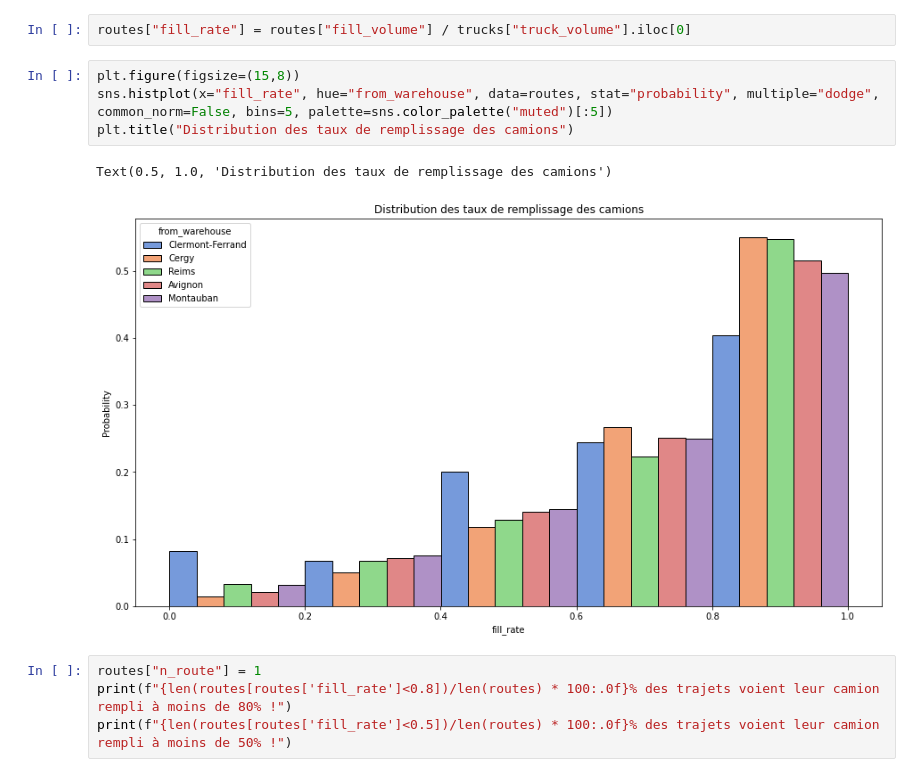
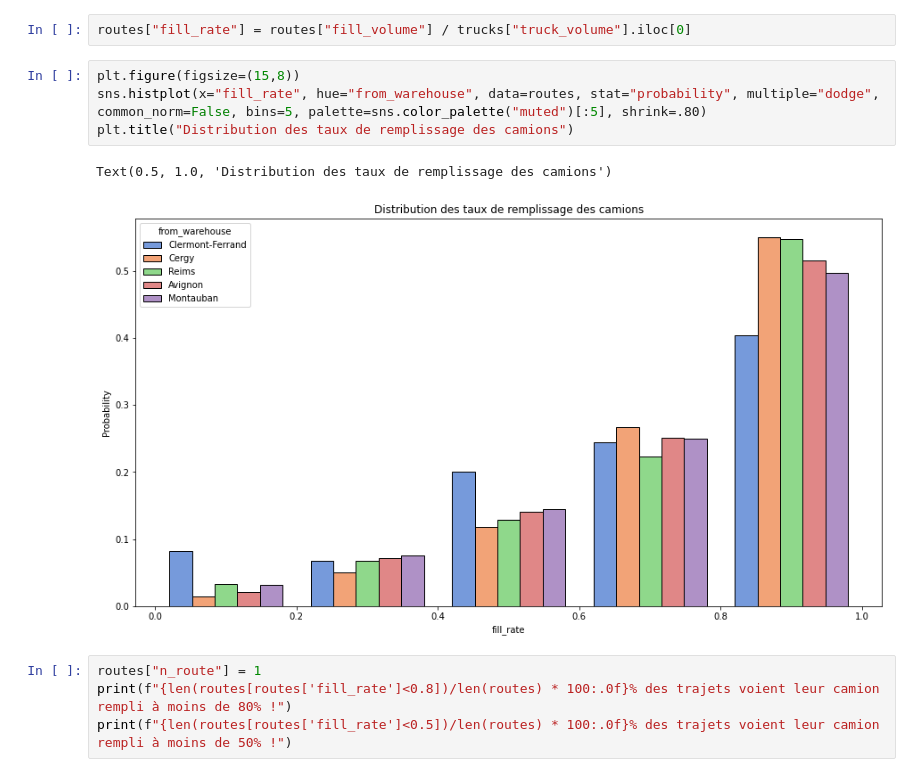
Before and after one commit to maximecharpentierdata/eki-g17, a Jupyter notebook: diagnostic/strategie_routage.ipynb, the cells around one changed output. Cells and saved outputs as stored; diff of their text form.

```diff
--- a/diagnostic/strategie_routage.ipynb
+++ b/diagnostic/strategie_routage.ipynb
@@ -19,11 +19,11 @@ for csv_file in os.listdir("../data_clean"):
 routes["fill_rate"] = routes["fill_volume"] / trucks["truck_volume"].iloc[0]
 # %%
 plt.figure(figsize=(15,8))
-sns.histplot(x="fill_rate", hue="from_warehouse", data=routes, stat="probability", multiple="dodge", common_norm=False, bins=5, palette=sns.color_palette("muted")[:5])
+sns.histplot(x="fill_rate", hue="from_warehouse", data=routes, stat="probability", multiple="dodge", common_norm=False, bins=5, palette=sns.color_palette("muted")[:5], shrink=.80)
 plt.title("Distribution des taux de remplissage des camions")
 # %% [output]
 Text(0.5, 1.0, 'Distribution des taux de remplissage des camions')
-[figure, old version]
+[figure, new version]
 # %%
 routes["n_route"] = 1
 print(f"{len(routes[routes['fill_rate']<0.8])/len(routes) * 100:.0f}% des trajets voient leur camion rempli à moins de 80% !")
```
Also changed, not shown: parts of 2 cells of this notebook, 20 other files.
